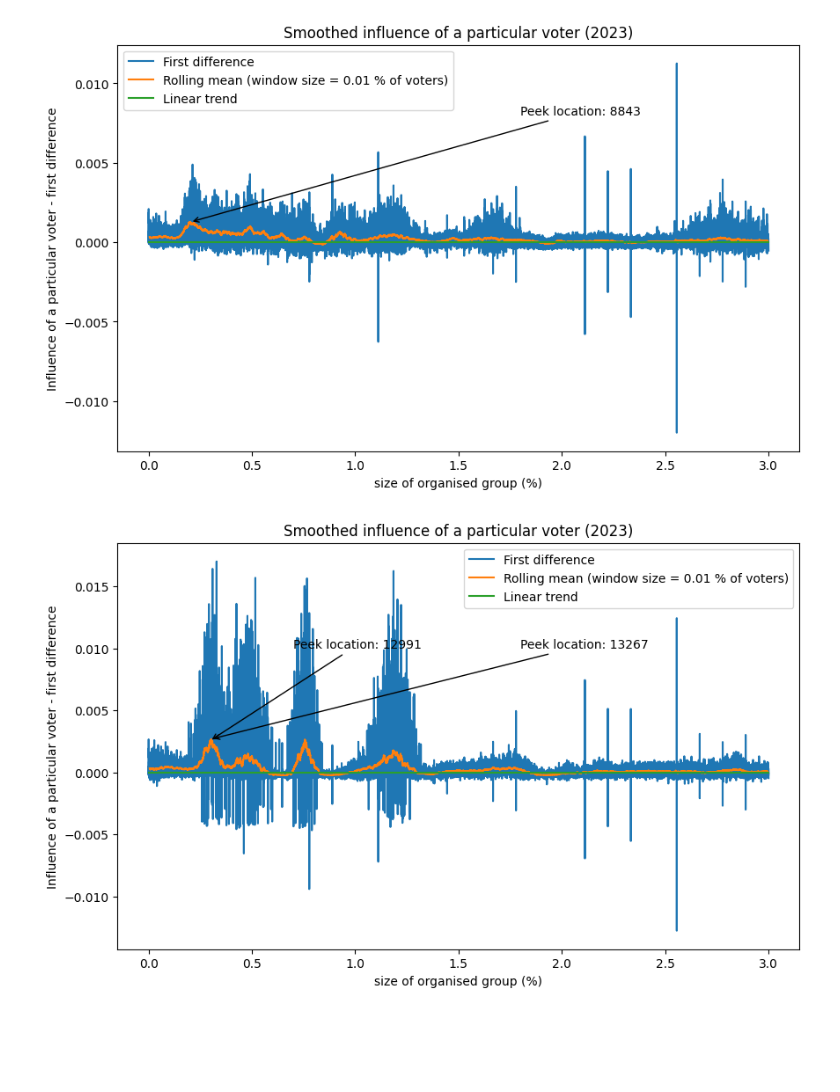
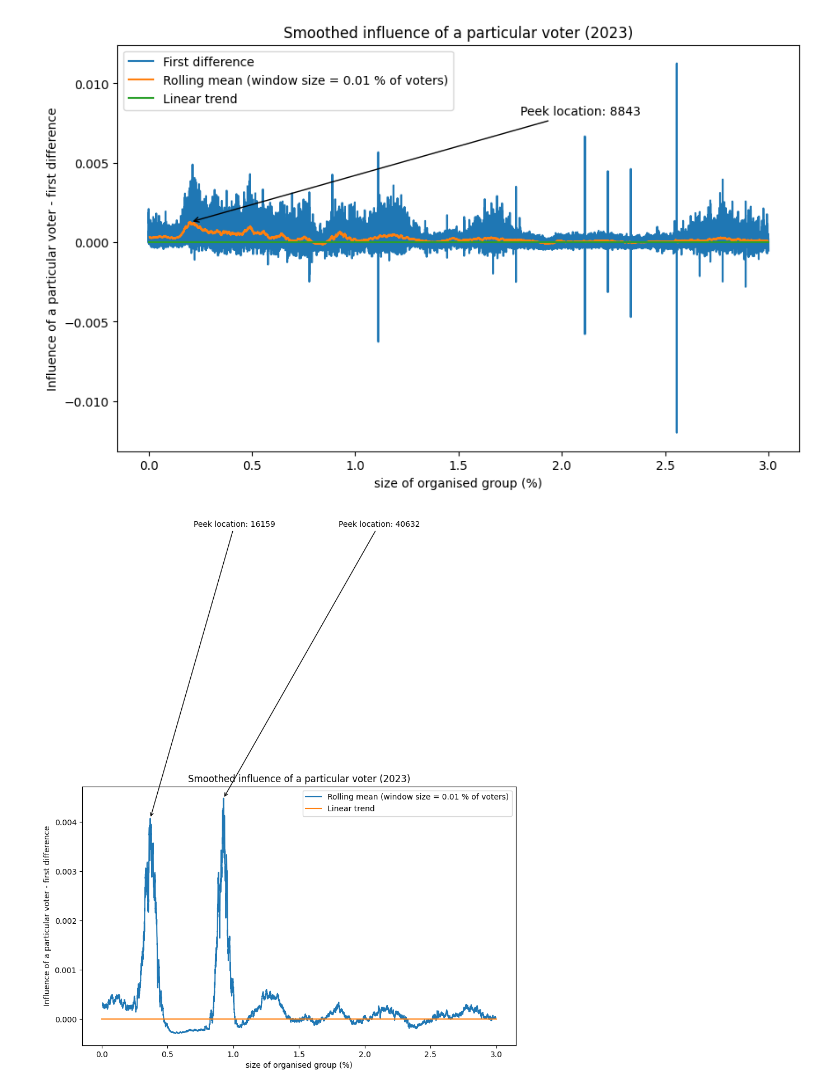
Before and after one commit to JnKamas/bc-praca, a Jupyter notebook: question_4.ipynb, the cells around one changed output. Saved outputs shown, nothing was run; the diff lists cells and outputs as text; code cells hidden in the pictures; blank space fills up the shorter version.

```diff
--- a/question_4.ipynb
+++ b/question_4.ipynb
@@ -131,13 +131,11 @@ plt.show()
 [figure]
 # %%
 df = pd.read_csv("./vis_data/vis-1m-2023multiTOTALsep.csv")
-df100['proportion'] = 100
 
-df = pd.concat([df, df100])
 df = df.sort_values(by=['samples', 'proportion'])
 df = df.reset_index(drop=True)
 
-dfprop = df[df['proportion'] == 60]
+dfprop = df[df['proportion'] == 50]
 dfprop = dfprop.reset_index(drop=True)
 
 x_values = (dfprop['samples'] / 1000000) * 100
@@ -145,33 +143,32 @@ y_values = dfprop['diff']
 y_vals =  y_values - (3 * x_values)
 
 y_deriv = y_vals.diff()
 y_rolling = y_deriv.rolling(window=100, center=True).mean()
 
 x = np.arange(0, 4)
 y = 3 * x
 
 plt.figure(figsize=(10, 6))
 
-plt.plot(x_values, y_deriv, '-', markersize=1, label="First difference")
 plt.plot(x_values, y_rolling, '-', markersize=1, label="Rolling mean (window size = 0.01 % of voters)")
 plt.plot(x, y * 0, label='Linear trend')
 
 plt.xlabel('size of organised group (%)')
 plt.ylabel('Influence of a particular voter - first difference')
 plt.title('Smoothed influence of a particular voter (2023)')
 
 plt.legend()
 
-max_index = y_rolling[:3000].idxmax()
+max_index = y_rolling[:4000].idxmax()
 plt.annotate(f'Peek location: {int(max_index * (4388872 / 1000000))}', xy=(x_values[max_index], y_rolling[max_index]),
                 xytext=(0.7, 0.01),
                 arrowprops=dict(facecolor='black', arrowstyle='->'))
 
 max_index = y_rolling.idxmax()
 plt.annotate(f'Peek location: {int(max_index * (4388872 / 1000000))}', xy=(x_values[max_index], y_rolling[max_index]),
                 xytext=(1.8, 0.01),
                 arrowprops=dict(facecolor='black', arrowstyle='->'))
 
 plt.show()
 # %% [output]
-[figure, old version]
+[figure, new version]
```
Also changed, not shown: parts of 3 cells of this notebook, 14 other files.
